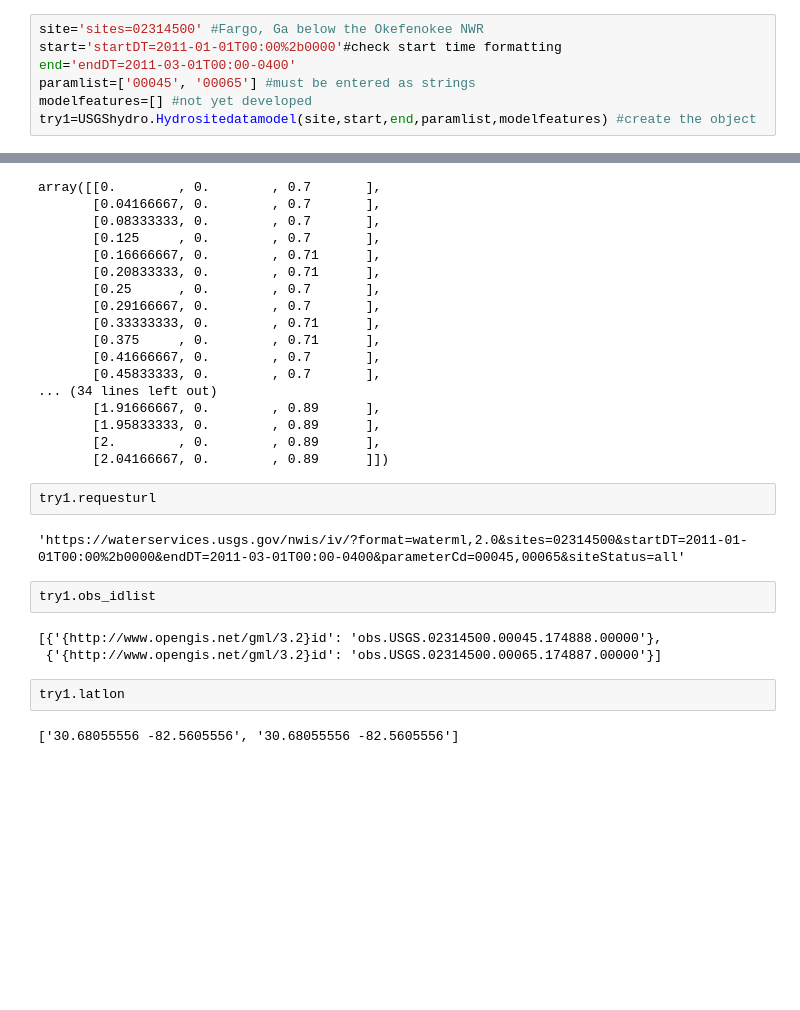
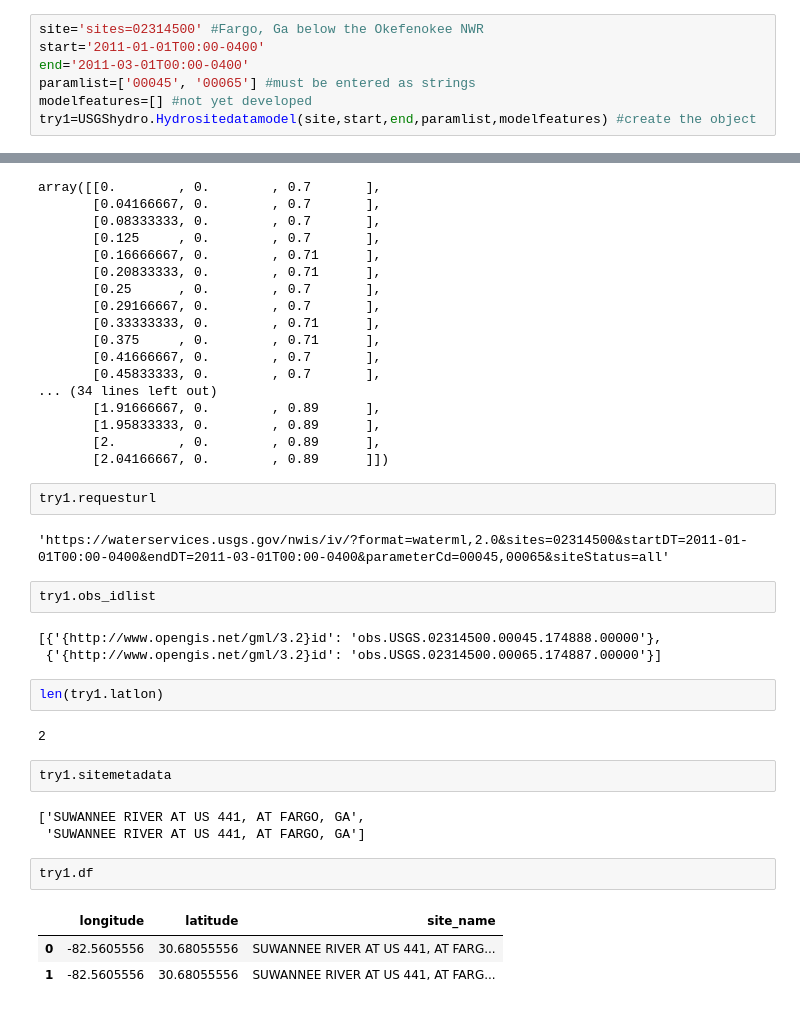
Before and after one commit to DouglasPatton/Hydro, a Jupyter notebook: main.ipynb, the cells around one changed output, grey strips where cells are left out. Cells and saved outputs as stored; diff of their text form; blank space fills up the shorter version.

```diff
--- a/main.ipynb
+++ b/main.ipynb
@@ -59,8 +59,8 @@ RainfallRunoff.py
 - compare sites and see if model relates to hydrologic featues, basin topography, landcover, etc.
 # %%
 site='sites=02314500' #Fargo, Ga below the Okefenokee NWR
-start='startDT=2011-01-01T00:00%2b0000'#check start time formatting
-end='endDT=2011-03-01T00:00-0400'
+start='2011-01-01T00:00-0400'
+end='2011-03-01T00:00-0400'
 paramlist=['00045', '00065'] #must be entered as strings
 modelfeatures=[] #not yet developed
 try1=USGShydro.Hydrositedatamodel(site,start,end,paramlist,modelfeatures) #create the object
@@ -98,13 +98,24 @@ array([[0.        , 0.        , 0.7       ],
 # %%
 try1.requesturl
 # %% [output]
-'https://waterservices.usgs.gov/nwis/iv/?format=waterml,2.0&sites=02314500&startDT=2011-01-01T00:00%2b0000&endDT=2011-03-01T00:00-0400&parameterCd=00045,00065&siteStatus=all'
+'https://waterservices.usgs.gov/nwis/iv/?format=waterml,2.0&sites=02314500&startDT=2011-01-01T00:00-0400&endDT=2011-03-01T00:00-0400&parameterCd=00045,00065&siteStatus=all'
 # %%
 try1.obs_idlist
 # %% [output]
 [{'{http://www.opengis.net/gml/3.2}id': 'obs.USGS.02314500.00045.174888.00000'},
  {'{http://www.opengis.net/gml/3.2}id': 'obs.USGS.02314500.00065.174887.00000'}]
+# %%
+len(try1.latlon)
+# %% [output]
+2
 # %%
-try1.latlon
+try1.sitemetadata
 # %% [output]
-['30.68055556 -82.5605556', '30.68055556 -82.5605556']
+['SUWANNEE RIVER AT US 441, AT FARGO, GA',
+ 'SUWANNEE RIVER AT US 441, AT FARGO, GA']
+# %%
+try1.df
+# %% [output]
+|  | longitude | latitude | site_name |
+| 0 | -82.5605556 | 30.68055556 | SUWANNEE RIVER AT US 441, AT FARG... |
+| 1 | -82.5605556 | 30.68055556 | SUWANNEE RIVER AT US 441, AT FARG... |
```
Also changed, not shown: 3 other files.
